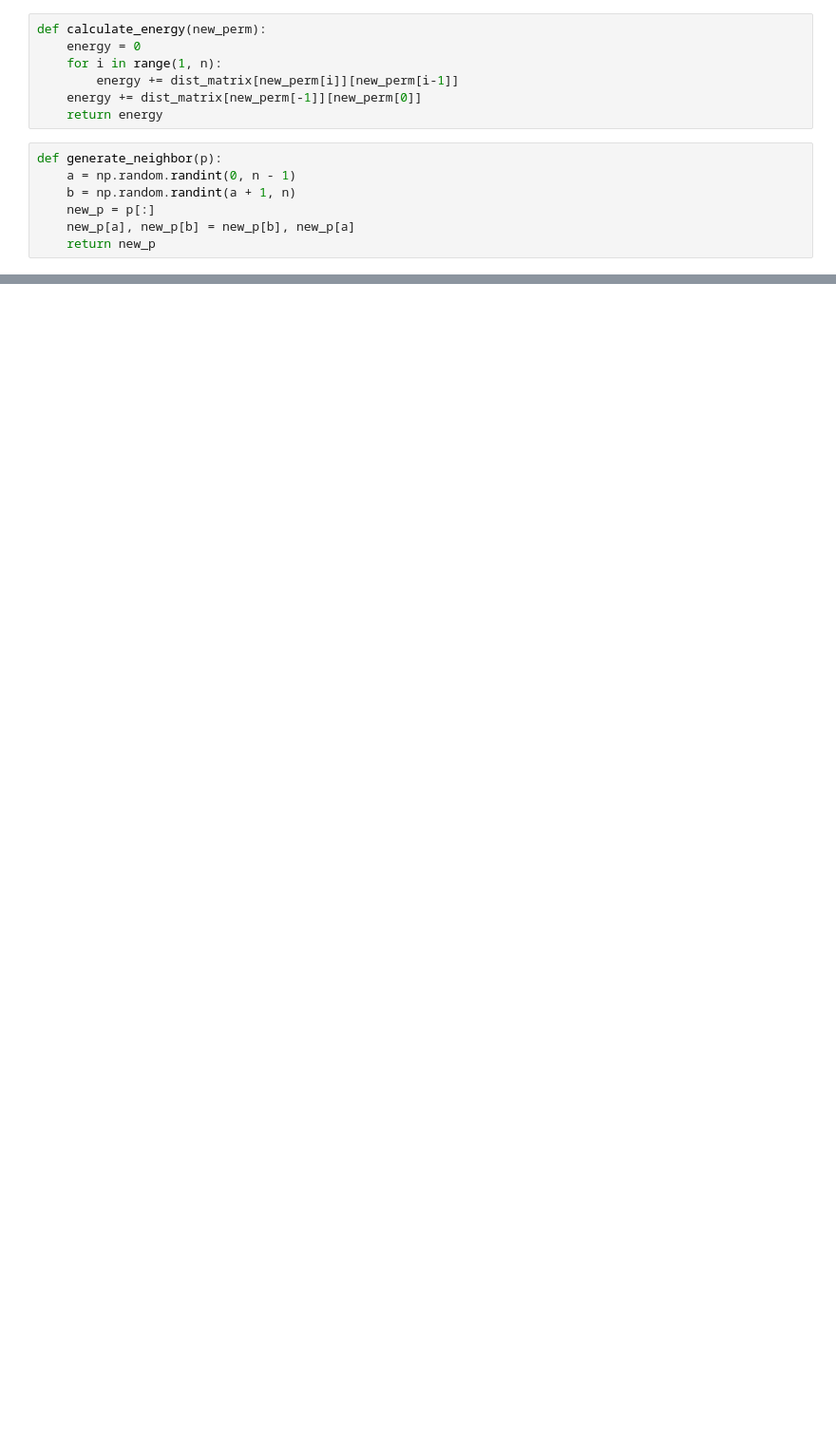
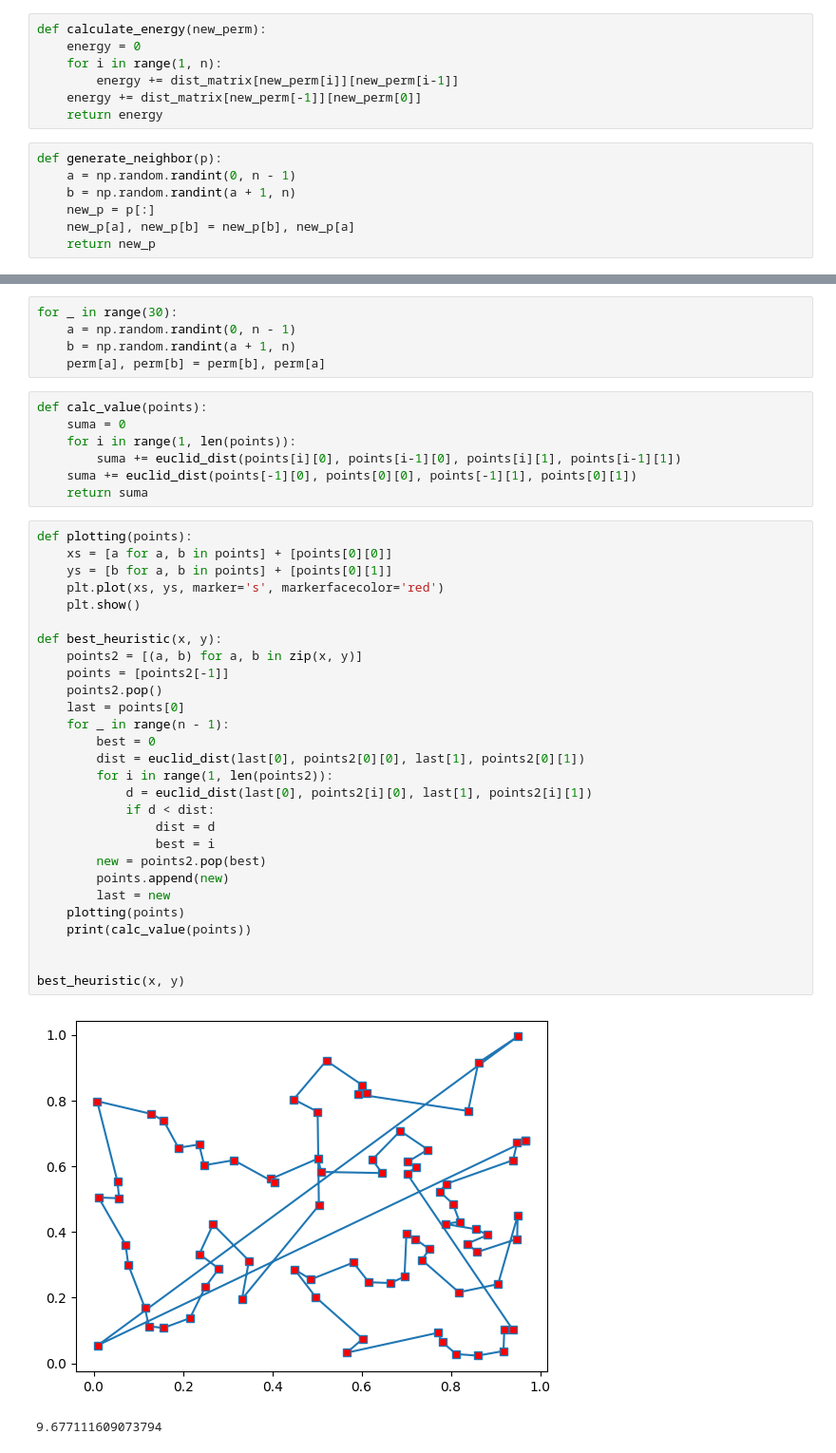
Before and after one commit to michal200292/Numericke-metody, a Jupyter notebook: lab4/zad1.ipynb, the cells around one changed output, grey strips where cells are left out. Shown: that part at 95% size. Drawn from its saved outputs; the diff is of its cells as text; blank space fills up the shorter version.

```diff
--- a/lab4/zad1.ipynb
+++ b/lab4/zad1.ipynb
@@ -47 +58,44 @@ def generate_neighbor(p):
+# %%
+for _ in range(30):
+    a = np.random.randint(0, n - 1)
+    b = np.random.randint(a + 1, n)
+    perm[a], perm[b] = perm[b], perm[a]
+# %%
+def calc_value(points):
+    suma = 0
+    for i in range(1, len(points)):
+        suma += euclid_dist(points[i][0], points[i-1][0], points[i][1], points[i-1][1])
+    suma += euclid_dist(points[-1][0], points[0][0], points[-1][1], points[0][1])
+    return suma
+# %%
+def plotting(points):
+    xs = [a for a, b in points] + [points[0][0]]
+    ys = [b for a, b in points] + [points[0][1]]
+    plt.plot(xs, ys, marker='s', markerfacecolor='red')
+    plt.show()
+
+def best_heuristic(x, y):
+    points2 = [(a, b) for a, b in zip(x, y)]
+    points = [points2[-1]]
+    points2.pop()
+    last = points[0]
+    for _ in range(n - 1):
+        best = 0
+        dist = euclid_dist(last[0], points2[0][0], last[1], points2[0][1])
+        for i in range(1, len(points2)):
+            d = euclid_dist(last[0], points2[i][0], last[1], points2[i][1])
+            if d < dist:
+                dist = d
+                best = i
+        new = points2.pop(best)
+        points.append(new)
+        last = new
+    plotting(points)
+    print(calc_value(points))
+
+
+best_heuristic(x, y)
+# %% [output]
+[figure, added]
+9.677111609073794
 # %%
```
Also changed, not shown: parts of 7 cells of this notebook, 1 other file.
